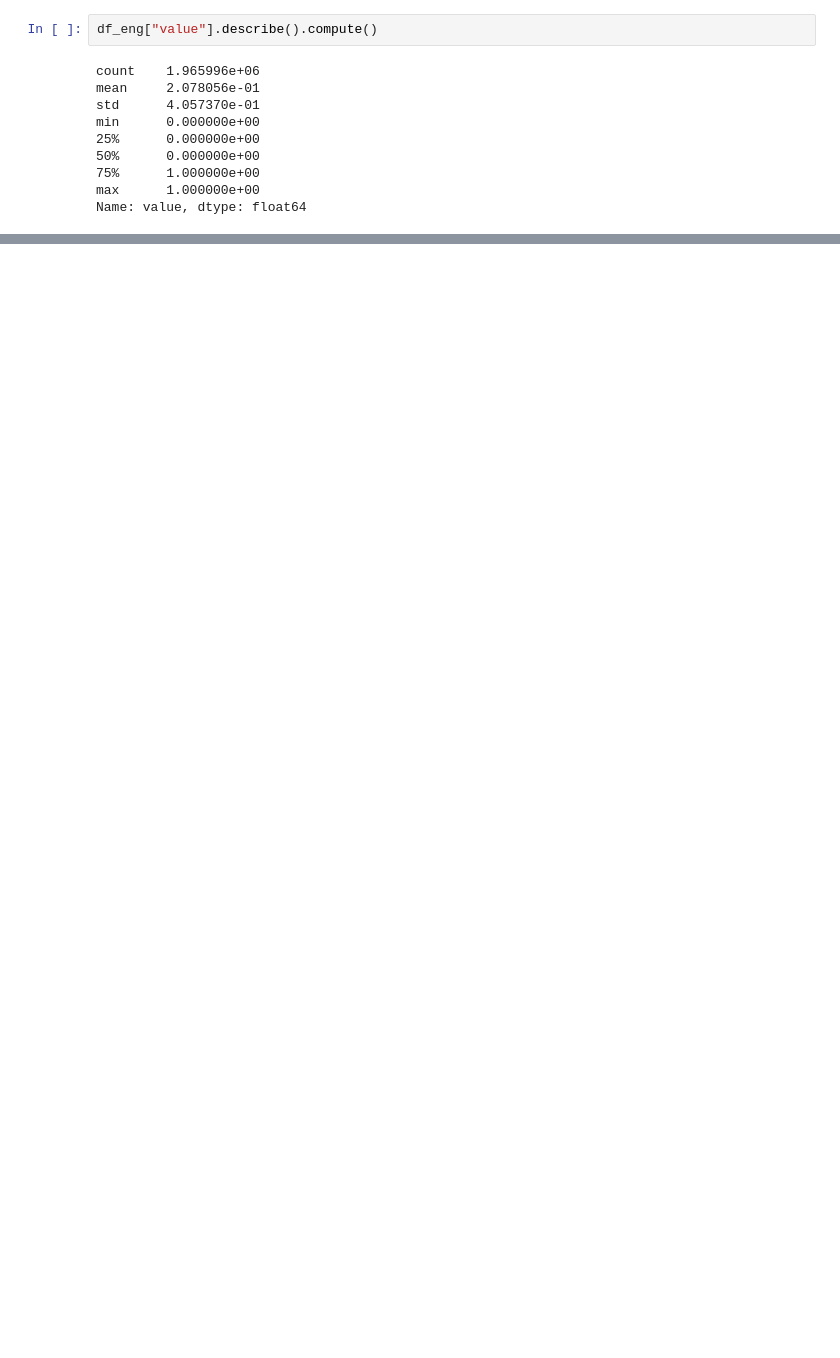
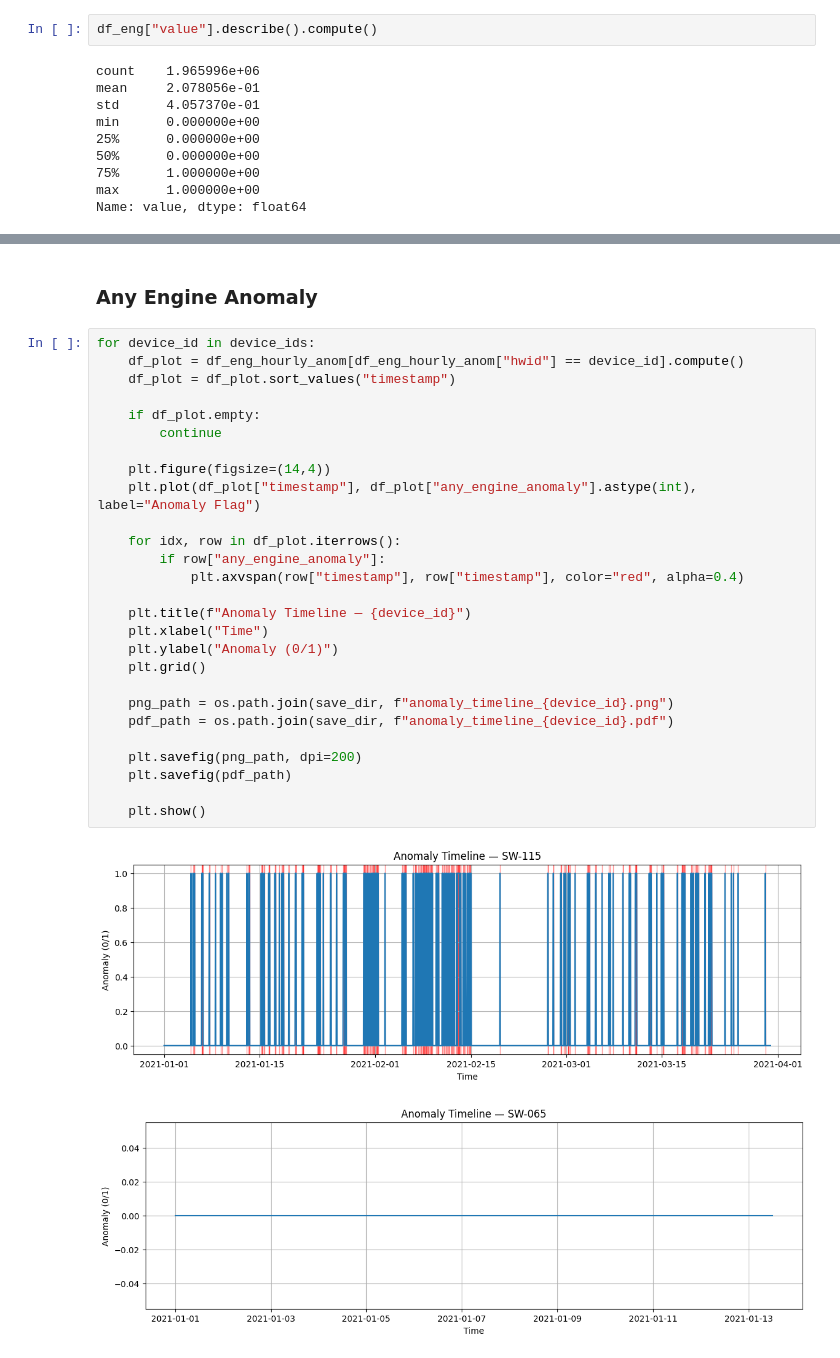
Before and after one commit to abbaszal/AnomalyDetection_DASK, a Jupyter notebook: src/init.ipynb, the cells around one changed output, grey strips where cells are left out. Saved outputs shown, nothing was run; the diff lists cells and outputs as text; blank space fills up the shorter version.

```diff
--- a/src/init.ipynb
+++ b/src/init.ipynb
@@ -68,0 +380,32 @@ Name: value, dtype: float64
+# %% [markdown]
+### Any Engine Anomaly
+# %%
+for device_id in device_ids:
+    df_plot = df_eng_hourly_anom[df_eng_hourly_anom["hwid"] == device_id].compute()
+    df_plot = df_plot.sort_values("timestamp")
+
+    if df_plot.empty:
+        continue
+
+    plt.figure(figsize=(14,4))
+    plt.plot(df_plot["timestamp"], df_plot["any_engine_anomaly"].astype(int), label="Anomaly Flag")
+
+    for idx, row in df_plot.iterrows():
+        if row["any_engine_anomaly"]:
+            plt.axvspan(row["timestamp"], row["timestamp"], color="red", alpha=0.4)
+
+    plt.title(f"Anomaly Timeline — {device_id}")
+    plt.xlabel("Time")
+    plt.ylabel("Anomaly (0/1)")
+    plt.grid()
+
+    png_path = os.path.join(save_dir, f"anomaly_timeline_{device_id}.png")
+    pdf_path = os.path.join(save_dir, f"anomaly_timeline_{device_id}.pdf")
+
+    plt.savefig(png_path, dpi=200)
+    plt.savefig(pdf_path)
+
+    plt.show()
+# %% [output]
+[figure, added]
+[figure, added]
```
Also changed, not shown: parts of 16 cells of this notebook, 10 other files.
